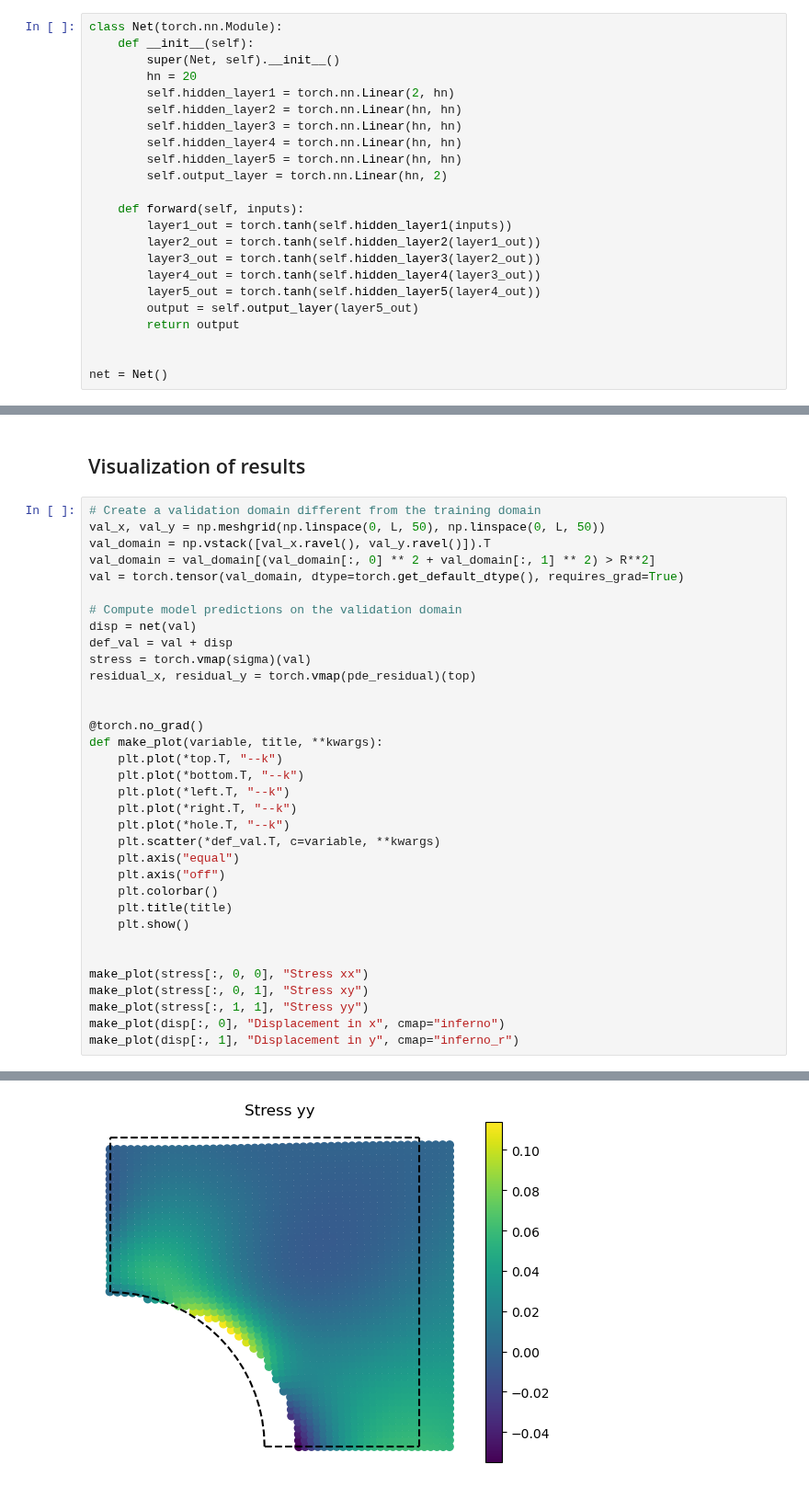
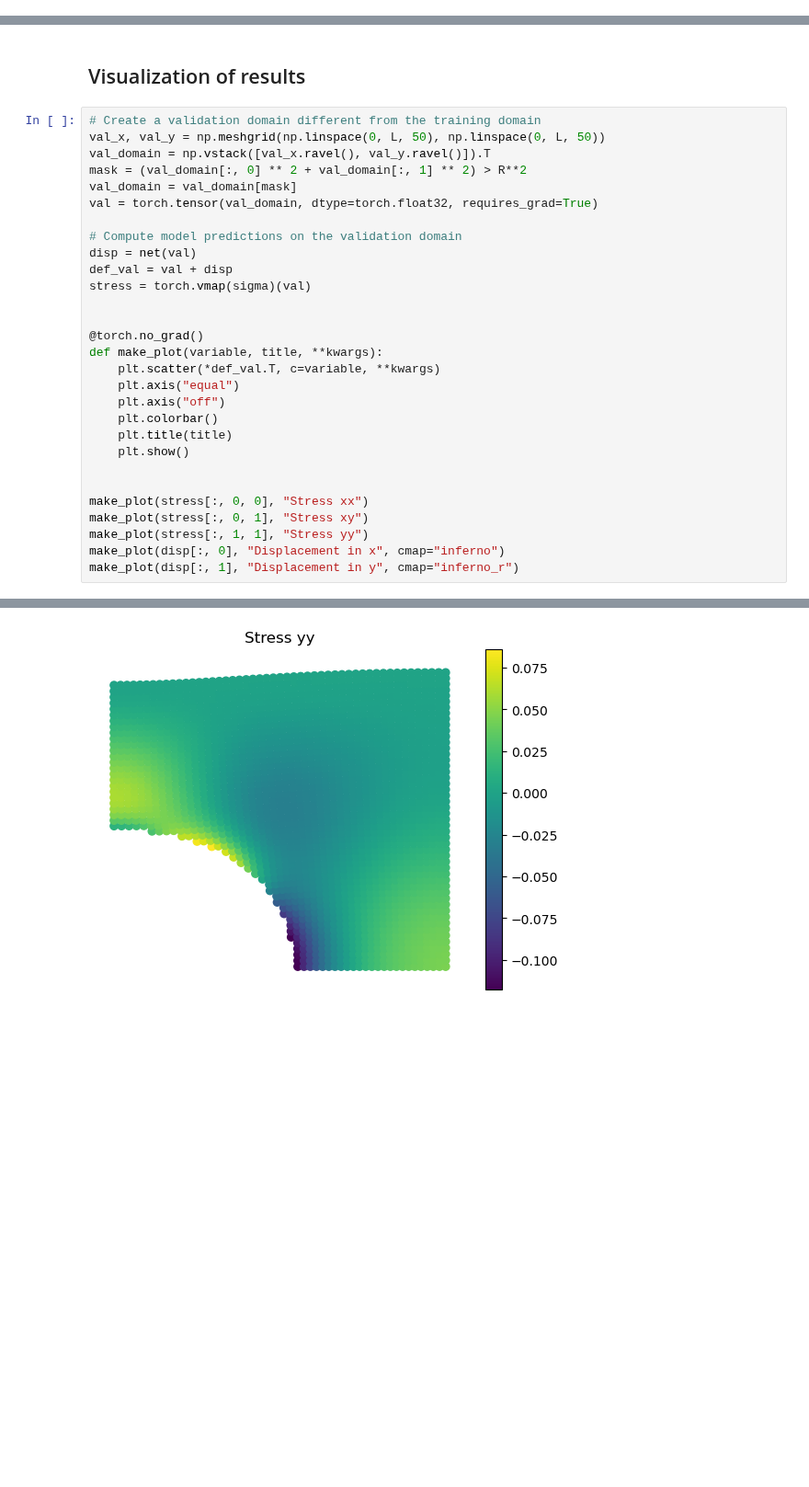
Before and after one commit to meyer-nils/numerical_examples, a Jupyter notebook: plate_hole_2d/torch.ipynb, the cells around one changed output, grey strips where cells are left out. Shown at 92% size. Cells and saved outputs as stored; diff of their text form; blank space fills up the shorter version.

```diff
--- a/plate_hole_2d/torch.ipynb
+++ b/plate_hole_2d/torch.ipynb
@@ -65,23 +90,0 @@ An ANN might be considered as a generic function approximator. In this case, it
-# %%
-class Net(torch.nn.Module):
-    def __init__(self):
-        super(Net, self).__init__()
-        hn = 20
-        self.hidden_layer1 = torch.nn.Linear(2, hn)
-        self.hidden_layer2 = torch.nn.Linear(hn, hn)
-        self.hidden_layer3 = torch.nn.Linear(hn, hn)
-        self.hidden_layer4 = torch.nn.Linear(hn, hn)
-        self.hidden_layer5 = torch.nn.Linear(hn, hn)
-        self.output_layer = torch.nn.Linear(hn, 2)
-
-    def forward(self, inputs):
-        layer1_out = torch.tanh(self.hidden_layer1(inputs))
-        layer2_out = torch.tanh(self.hidden_layer2(layer1_out))
-        layer3_out = torch.tanh(self.hidden_layer3(layer2_out))
-        layer4_out = torch.tanh(self.hidden_layer4(layer3_out))
-        layer5_out = torch.tanh(self.hidden_layer5(layer4_out))
-        output = self.output_layer(layer5_out)
-        return output
-
-
-net = Net()
@@ -192,23 +318,18 @@ plt.show()
 # Create a validation domain different from the training domain
 val_x, val_y = np.meshgrid(np.linspace(0, L, 50), np.linspace(0, L, 50))
 val_domain = np.vstack([val_x.ravel(), val_y.ravel()]).T
-val_domain = val_domain[(val_domain[:, 0] ** 2 + val_domain[:, 1] ** 2) > R**2]
-val = torch.tensor(val_domain, dtype=torch.get_default_dtype(), requires_grad=True)
+mask = (val_domain[:, 0] ** 2 + val_domain[:, 1] ** 2) > R**2
+val_domain = val_domain[mask]
+val = torch.tensor(val_domain, dtype=torch.float32, requires_grad=True)
 
 # Compute model predictions on the validation domain
 disp = net(val)
 def_val = val + disp
 stress = torch.vmap(sigma)(val)
-residual_x, residual_y = torch.vmap(pde_residual)(top)
 
 
 @torch.no_grad()
 def make_plot(variable, title, **kwargs):
-    plt.plot(*top.T, "--k")
-    plt.plot(*bottom.T, "--k")
-    plt.plot(*left.T, "--k")
-    plt.plot(*right.T, "--k")
-    plt.plot(*hole.T, "--k")
     plt.scatter(*def_val.T, c=variable, **kwargs)
     plt.axis("equal")
     plt.axis("off")
@@ -228 +349 @@ make_plot(disp[:, 1], "Displacement in y", cmap="inferno_r")
-[figure, old version]
+[figure, new version]
```
Also changed, not shown: parts of 12 cells of this notebook.
